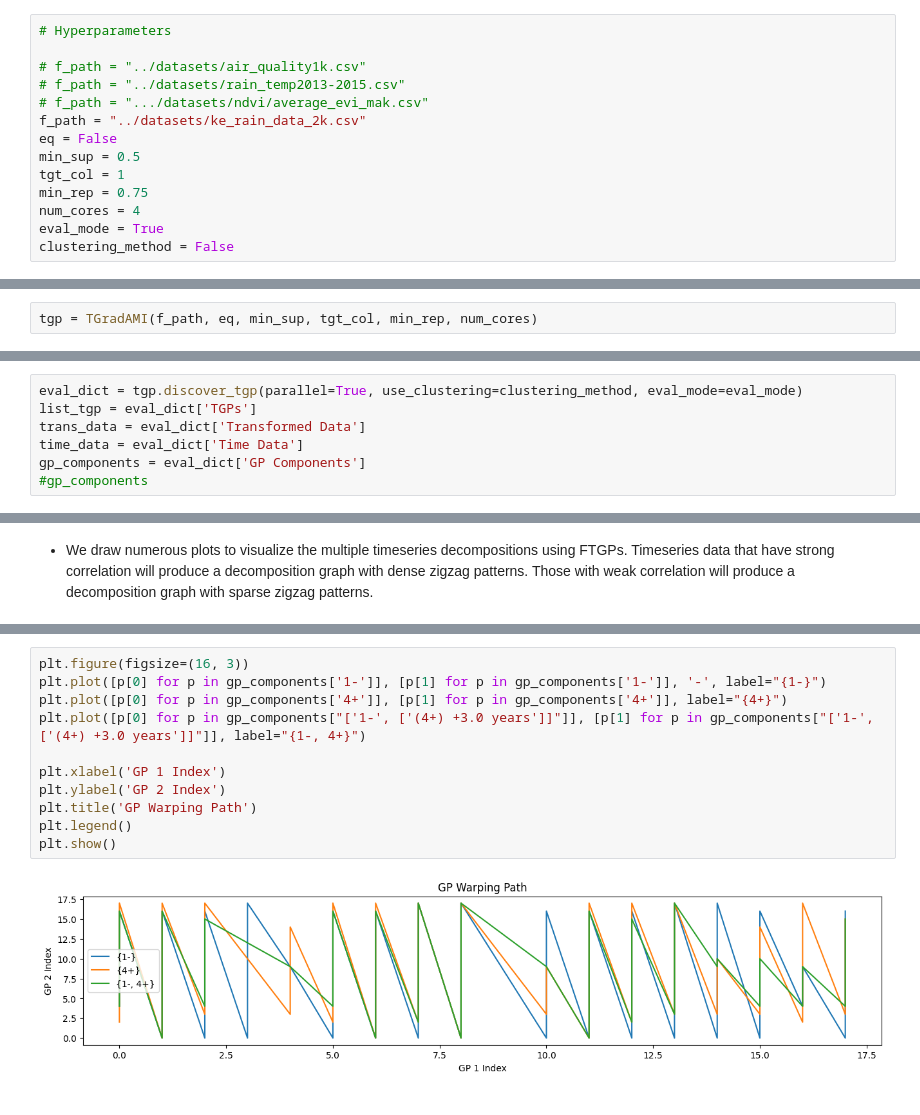
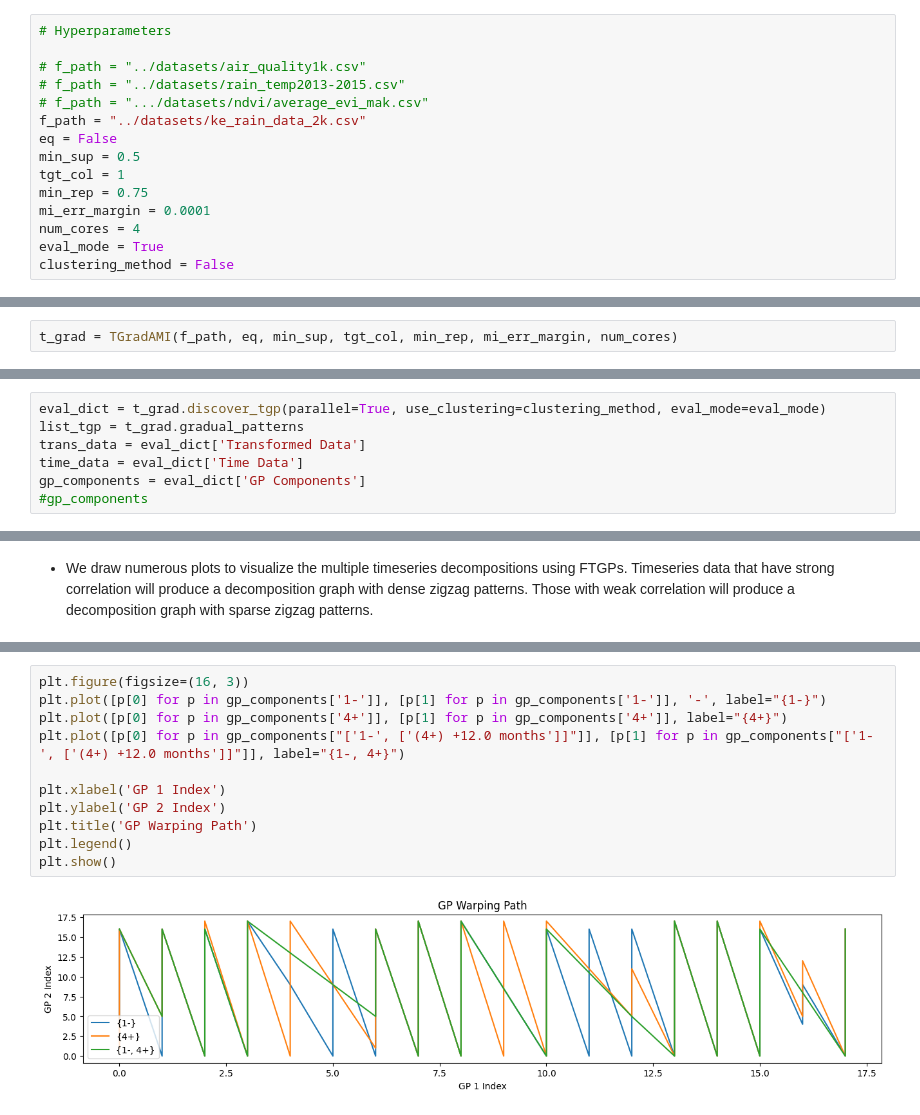
Before and after one commit to owuordickson/t-graank, a Jupyter notebook: analysis/timeseries_analysis.ipynb, the cells around one changed output, grey strips where cells are left out. Saved outputs shown, nothing was run; the diff lists cells and outputs as text.

```diff
--- a/analysis/timeseries_analysis.ipynb
+++ b/analysis/timeseries_analysis.ipynb
@@ -65,6 +65,7 @@ eq = False
 min_sup = 0.5
 tgt_col = 1
 min_rep = 0.75
+mi_err_margin = 0.0001
 num_cores = 4
 eval_mode = True
 clustering_method = False
@@ -84,14 +85,14 @@ data.head()
 # %% [markdown]
 Initialize TGradAMI algorithm by creating an object.
 # %%
-tgp = TGradAMI(f_path, eq, min_sup, tgt_col, min_rep, num_cores)
+t_grad = TGradAMI(f_path, eq, min_sup, tgt_col, min_rep, mi_err_margin, num_cores)
 # %% [output]
 Dataset Ok
 # %% [markdown]
 Run the algorithm for mining FTGPs (Fuzzy Temporal Gradual Patterns) in evaluation mode. The algorithm returns a number of results in a dict format. The decomposed gradual pattern components is also returned. This GP components can be used in analyzing multiple timeseries.
 # %%
-eval_dict = tgp.discover_tgp(parallel=True, use_clustering=clustering_method, eval_mode=eval_mode)
-list_tgp = eval_dict['TGPs']
+eval_dict = t_grad.discover_tgp(parallel=True, use_clustering=clustering_method, eval_mode=eval_mode)
+list_tgp = t_grad.gradual_patterns
 trans_data = eval_dict['Transformed Data']
 time_data = eval_dict['Time Data']
 gp_components = eval_dict['GP Components']
@@ -213,13 +214,13 @@ plt.show()
 # %%
 plt.figure(figsize=(16, 3))
 plt.plot([p[0] for p in gp_components['1-']], [p[1] for p in gp_components['1-']], '-', label="{1-}")
 plt.plot([p[0] for p in gp_components['4+']], [p[1] for p in gp_components['4+']], label="{4+}")
-plt.plot([p[0] for p in gp_components["['1-', ['(4+) +3.0 years']]"]], [p[1] for p in gp_components["['1-', ['(4+) +3.0 years']]"]], label="{1-, 4+}")
+plt.plot([p[0] for p in gp_components["['1-', ['(4+) +12.0 months']]"]], [p[1] for p in gp_components["['1-', ['(4+) +12.0 months']]"]], label="{1-, 4+}")
 
 plt.xlabel('GP 1 Index')
 plt.ylabel('GP 2 Index')
 plt.title('GP Warping Path')
 plt.legend()
 plt.show()
 # %% [output]
-[figure, old version]
+[figure, new version]
```
Also changed, not shown: parts of 5 cells of this notebook, 1 other file.
